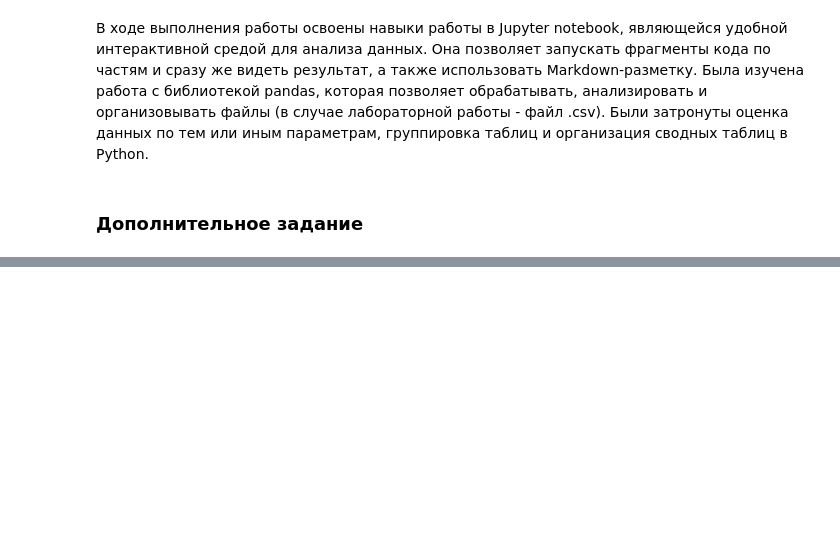
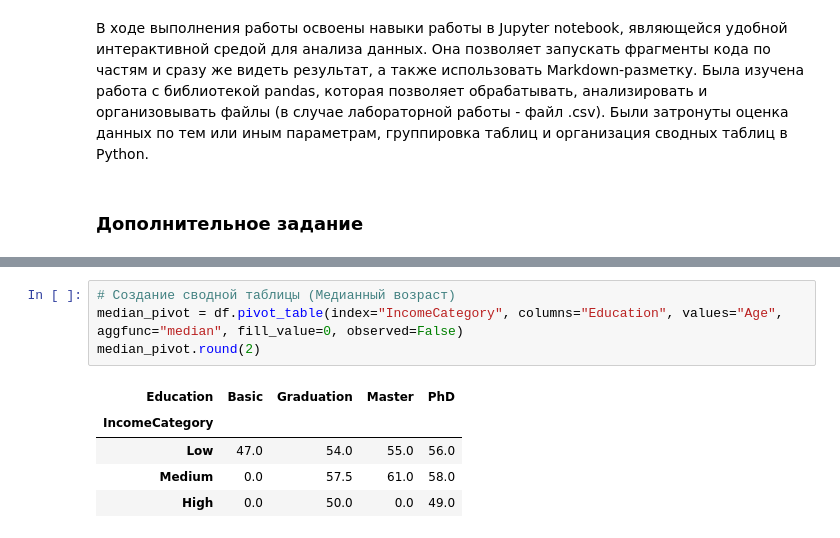
Before and after one commit to k0repan/data_analisys_lab1, a Jupyter notebook: ЛР1_Корепанов_14.ipynb, the cells around one changed output, grey strips where cells are left out. Drawn from its saved outputs; the diff is of its cells as text; blank space fills up the shorter version.

```diff
--- a/ЛР1_Корепанов_14.ipynb
+++ b/ЛР1_Корепанов_14.ipynb
@@ -338,0 +352,10 @@ deals_pivot.sort_index().round(2)
+# %%
+# Создание сводной таблицы (Медианный возраст)
+median_pivot = df.pivot_table(index="IncomeCategory", columns="Education", values="Age", aggfunc="median", fill_value=0, observed=False)
+median_pivot.round(2)
+# %% [output]
+| Education | Basic | Graduation | Master | PhD |
+| IncomeCategory |  |  |  |  |
+| Low | 47.0 | 54.0 | 55.0 | 56.0 |
+| Medium | 0.0 | 57.5 | 61.0 | 58.0 |
+| High | 0.0 | 50.0 | 0.0 | 49.0 |
```
Also changed, not shown: parts of 31 cells of this notebook.
